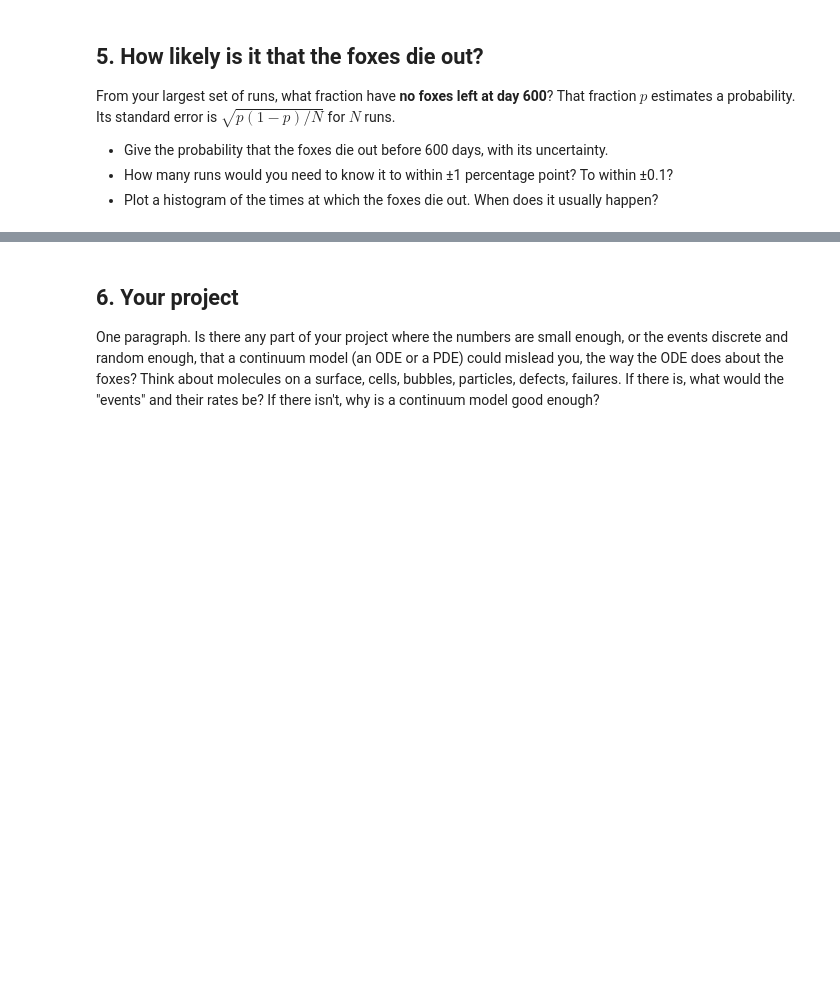
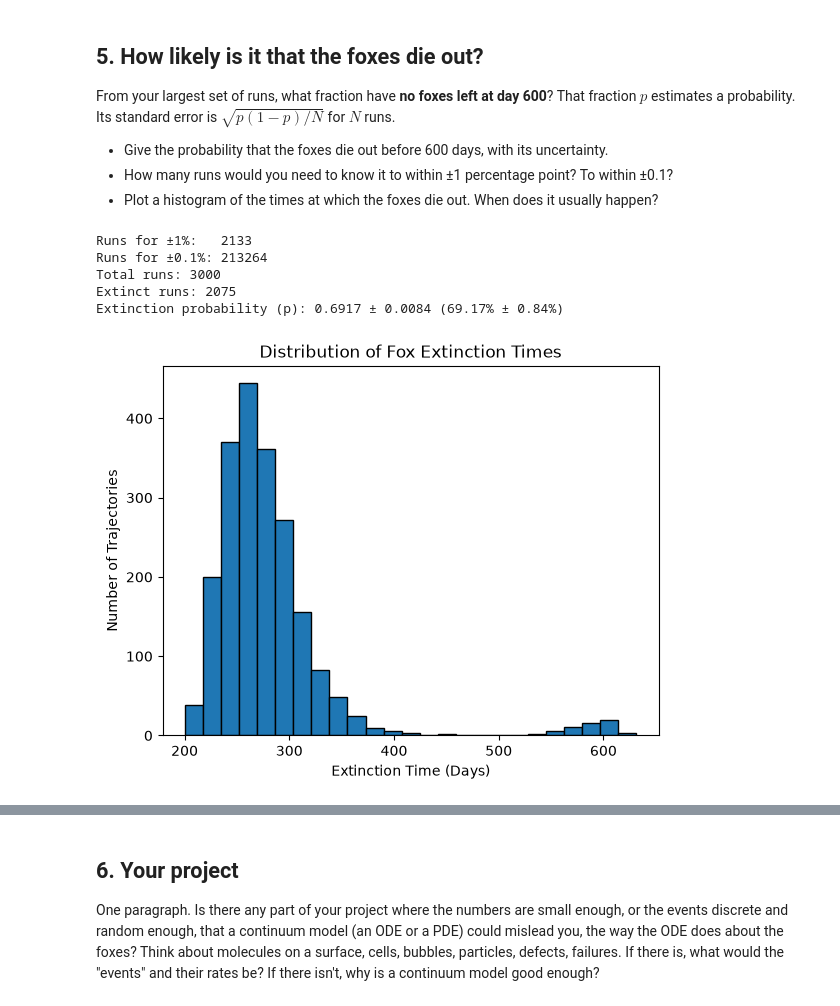
Before and after one commit to NityaGanesh33/kinetic-monte-carlo, a Jupyter notebook: rabbits-and-foxes-kmc.ipynb, the cells around one changed output, grey strips where cells are left out. Saved outputs shown, nothing was run; the diff lists cells and outputs as text; code cells hidden in the pictures; blank space fills up the shorter version.

Commit message:
Complete Task 5: Extinction probability, sample size scaling, and timing histogram

```diff
--- a/rabbits-and-foxes-kmc.ipynb
+++ b/rabbits-and-foxes-kmc.ipynb
@@ -439,4 +439,43 @@ $\sqrt{p(1-p)/N}$ for $N$ runs.
   ±0.1?
 - Plot a histogram of the times at which the foxes die out. When does it usually
   happen?
+# %%
+rng = np.random.default_rng(42)
+N = 3000
+ext = 0
+ext_times = []
+
+for i in range(N):
+    times, rabbits, foxes = kmc(R0, F0, t_end, rng)
+    if foxes[-1] == 0:
+        ext += 1
+        t_ext = times[foxes == 0][0]
+        ext_times.append(t_ext)
+
+p = ext / N
+se_p = np.sqrt(p * (1 - p) / N)
+
+N_1pct = p * (1 - p) / (0.01**2)
+N_pt1pct = p * (1 - p) / (0.001**2)
+
+print(f"Runs for ±1%:   {N_1pct:.0f}")
+print(f"Runs for ±0.1%: {N_pt1pct:.0f}")
+
+print(f"Total runs: {N}")
+print(f"Extinct runs: {ext}")
+print(f"Extinction probability (p): {p:.4f} ± {se_p:.4f} ({p:.2%} ± {se_p:.2%})")
+
+plt.figure()
+plt.hist(ext_times, bins=25, edgecolor='black')
+plt.xlabel("Extinction Time (Days)")
+plt.ylabel("Number of Trajectories")
+plt.title("Distribution of Fox Extinction Times")
+plt.show()
+# %% [output]
+Runs for ±1%:   2133
+Runs for ±0.1%: 213264
+Total runs: 3000
+Extinct runs: 2075
+Extinction probability (p): 0.6917 ± 0.0084 (69.17% ± 0.84%)
+[figure, added]
 # %% [markdown]
```
Also changed, not shown: parts of 1 cell of this notebook, 1 other file.
